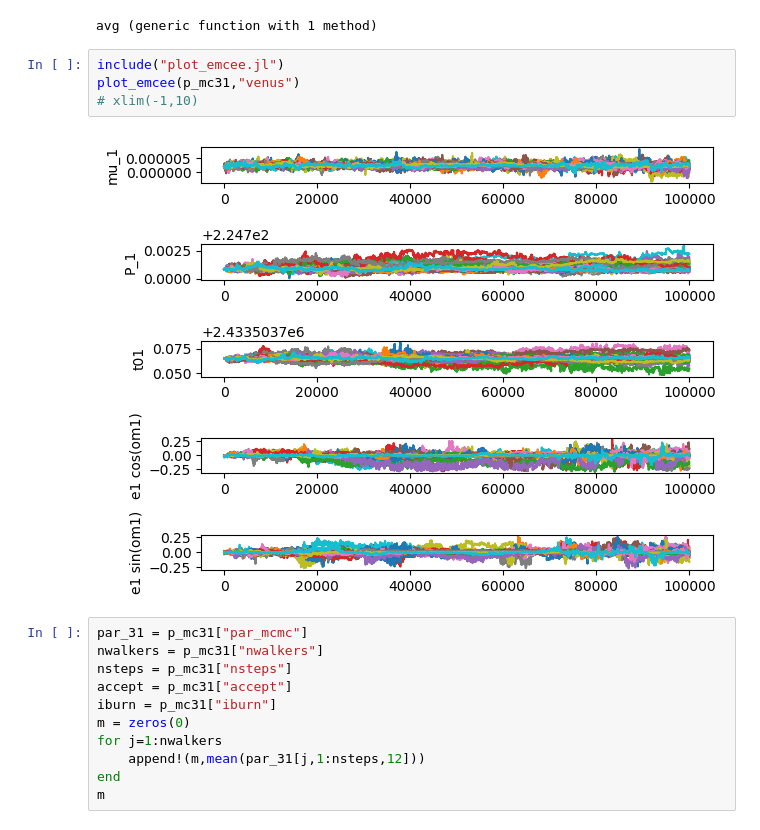
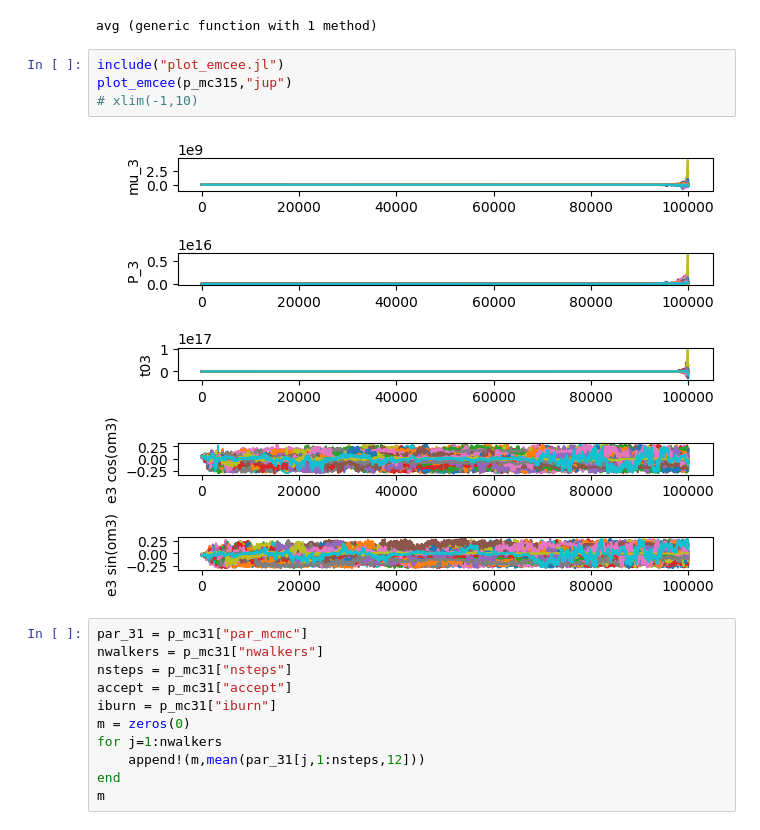
Before and after one commit to bmlindor/ttv_ss, a Jupyter notebook: runs.ipynb, the cells around one changed output. Cells and saved outputs as stored; diff of their text form.

```diff
--- a/test.ipynb
+++ b/runs.ipynb
@@ -235,10 +236,10 @@ avg(x,y) = (x + y)/2
 avg (generic function with 1 method)
 # %%
 include("plot_emcee.jl")
-plot_emcee(p_mc31,"venus")
+plot_emcee(p_mc315,"jup")
 # xlim(-1,10)
 # %% [output]
-[figure, old version]
+[figure, new version]
 # %%
 par_31 = p_mc31["par_mcmc"]
 nwalkers = p_mc31["nwalkers"]
```
Also changed, not shown: parts of 3 cells of this notebook, 7 other files.
